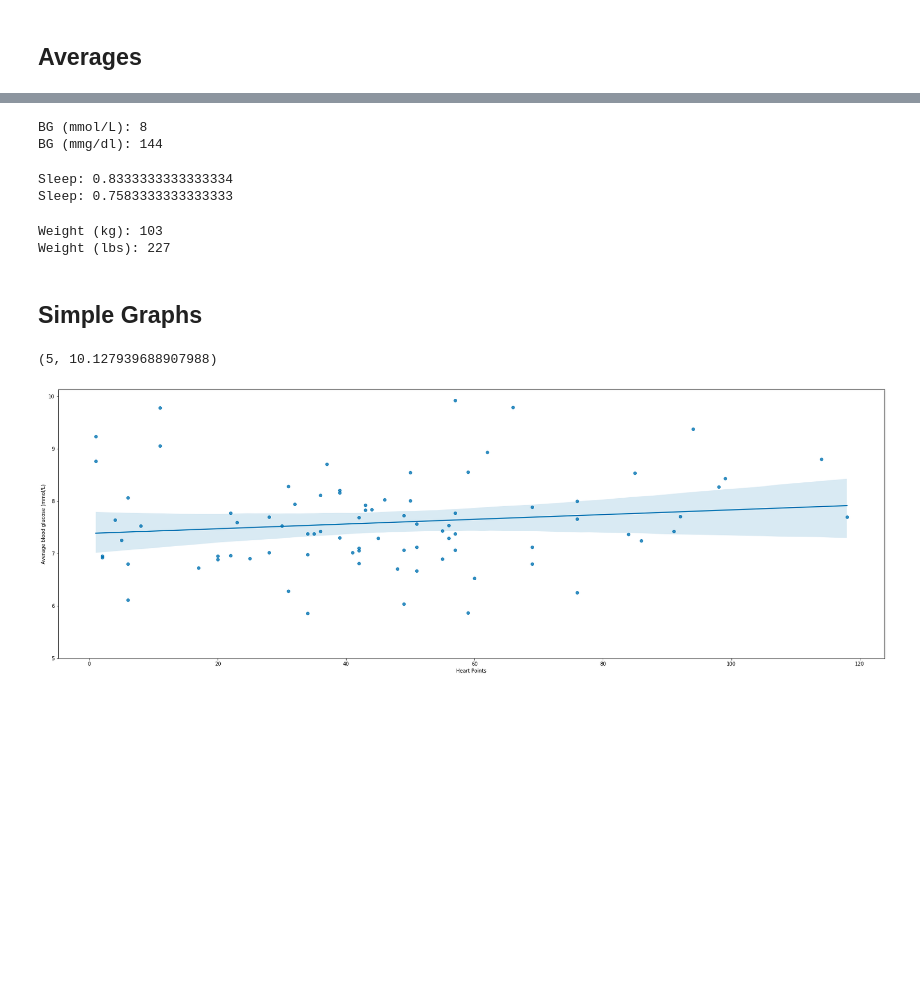
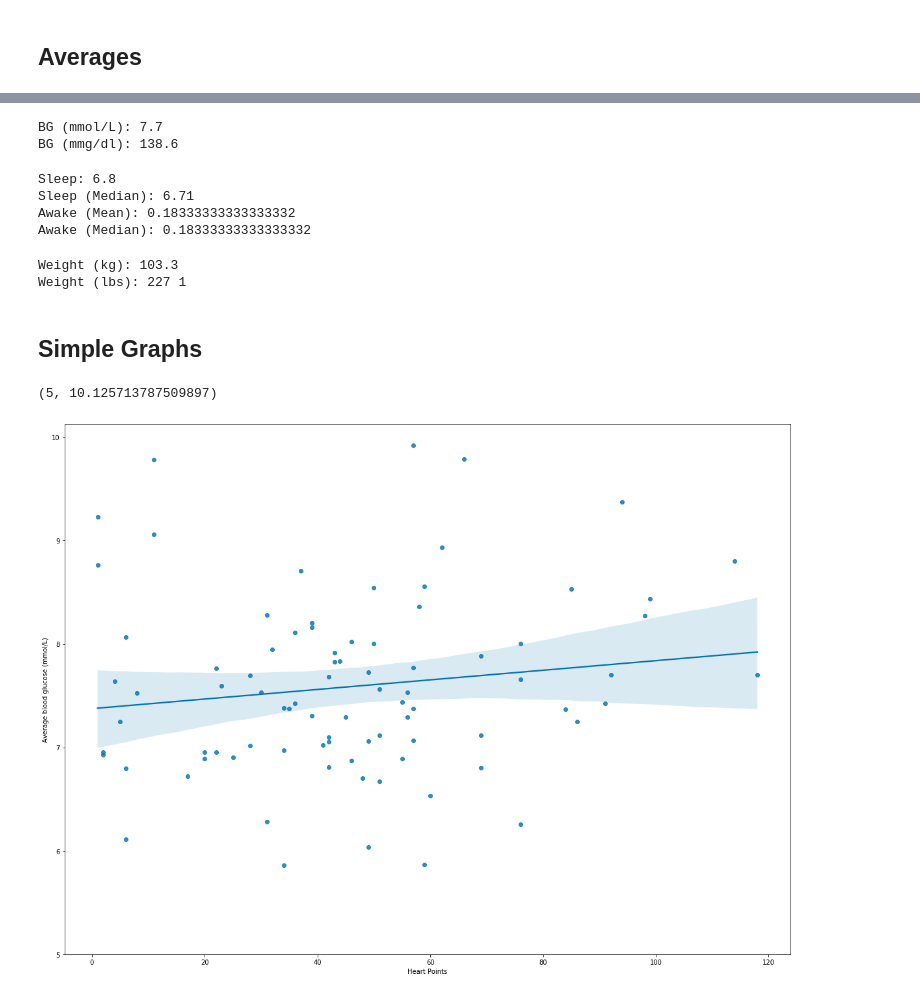
Before and after one commit to JamesIgoe/GoogleFitAnalysis, a Jupyter notebook: Analysis.ipynb, the cells around one changed output, grey strips where cells are left out. Cells and saved outputs as stored; diff of their text form; code cells hidden in the pictures; blank space fills up the shorter version.

```diff
--- a/Analysis.ipynb
+++ b/Analysis.ipynb
@@ -41,7 +41,7 @@ import pandas as pd
 # %% [markdown]
 ## Load Data And Explore
 # %%
-df_fit = pd.read_csv('2020-09-06 Daily Summaries.csv')
+df_fit = pd.read_csv('2020-09-09 Daily Summaries.csv')
 df_fit.tail()
 # %% [output]
 |  | Date | Calories (kcal) | Distance (m) | Average heart rate (bpm) | Max heart rate (bpm) | ... |
@@ -173,6 +173,8 @@ df_fit.index = pd.to_datetime(df_fit.index, format='%Y-%m-%d')
 ## Cleanse Data / Drop NA
 # %%
 df_fit = df_fit[df_fit.index > '2020-05-01']
+# %%
+df_fit.dropna(axis=1, how='all', inplace=True)
 # %% [markdown]
 ## Create Correlation Heat Map and List
 # %%
@@ -274,32 +276,37 @@ BP (median): 125 / 80
 # %%
 bg = df['Average blood glucose (mmol/L)']
-print('BG (mmol/L):', AverageFunction(bg))
-print('BG (mmg/dl):', AverageFunction(bg) * 18)
+print('BG (mmol/L):', AverageFunction(bg, 1))
+print('BG (mmg/dl):', AverageFunction(bg, 1) * 18)
 # %% [output]
-BG (mmol/L): 8
-BG (mmg/dl): 144
+BG (mmol/L): 7.7
+BG (mmg/dl): 138.6
-# %%
-sleep = df['Sleep duration (ms)']
-print('Sleep:', AverageFunction(sleep) / (1000 * 60 * 60))
-print('Sleep:', MedianFunction(sleep) / (1000 * 60 * 60))
-# %% [output]
-Sleep: 0.8333333333333334
-Sleep: 0.7583333333333333
+# %%
+df['SleepSum'] = df['Deep sleeping duration (ms)'] + df['Light sleeping duration (ms)'] + df['Sleep duration (ms)']
+df['sleepSumHours'] = df['SleepSum'] / 3600000
+print('Sleep:', AverageFunction(df['sleepSumHours'],2))
+print('Sleep (Median):', MedianFunction(df['sleepSumHours'], 2))
+print('Awake (Mean):', AverageFunction(df['Awake mid-sleeping duration (ms)'], 9) / 3600000)
+print('Awake (Median):', MedianFunction(df['Awake mid-sleeping duration (ms)'], 9) / 3600000)
+# %% [output]
+Sleep: 6.8
+Sleep (Median): 6.71
+Awake (Mean): 0.18333333333333332
+Awake (Median): 0.18333333333333332
 # %%
 w = df['Average weight (kg)']
-print('Weight (kg):', AverageFunction(w))
-print('Weight (lbs):', round(AverageFunction(w) * 2.2))
+print('Weight (kg):', AverageFunction(w, 1))
+print('Weight (lbs):', round(AverageFunction(w, 1) * 2.2),1)
 # %% [output]
-Weight (kg): 103
-Weight (lbs): 227
+Weight (kg): 103.3
+Weight (lbs): 227 1
 # %% [markdown]
 ## Simple Graphs
 # %%
-plt.figure(figsize=(30,10))
+plt.figure(figsize=(20,15))
 sns.regplot(x='Heart Points', y='Average blood glucose (mmol/L)', data=df)
 plt.ylim(5,)
 # %% [output]
-(5, 10.127939688907988)
+(5, 10.125713787509897)
-[figure, old version]
+[figure, new version]
 # %%
 
```
Also changed, not shown: parts of 19 cells of this notebook.
